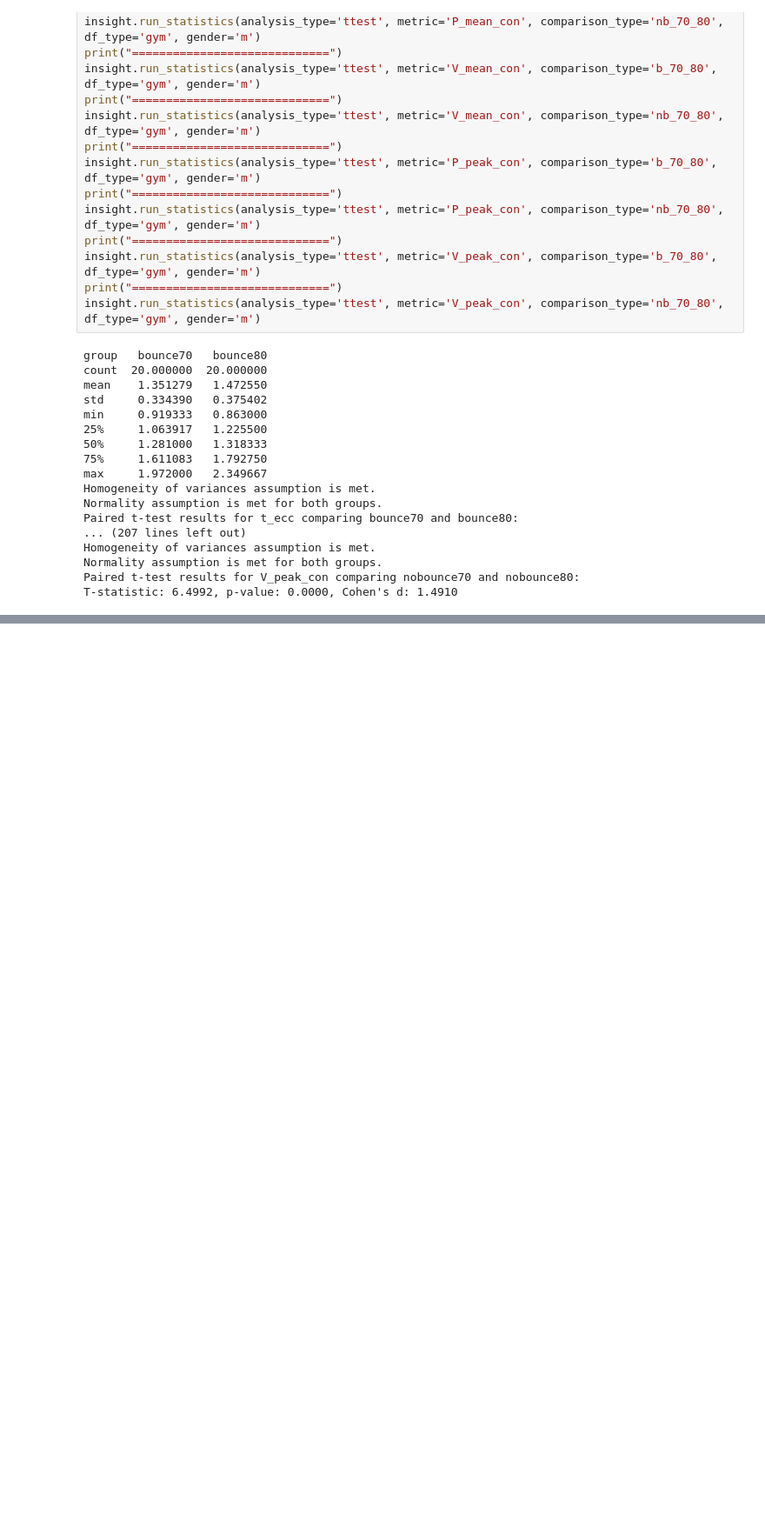
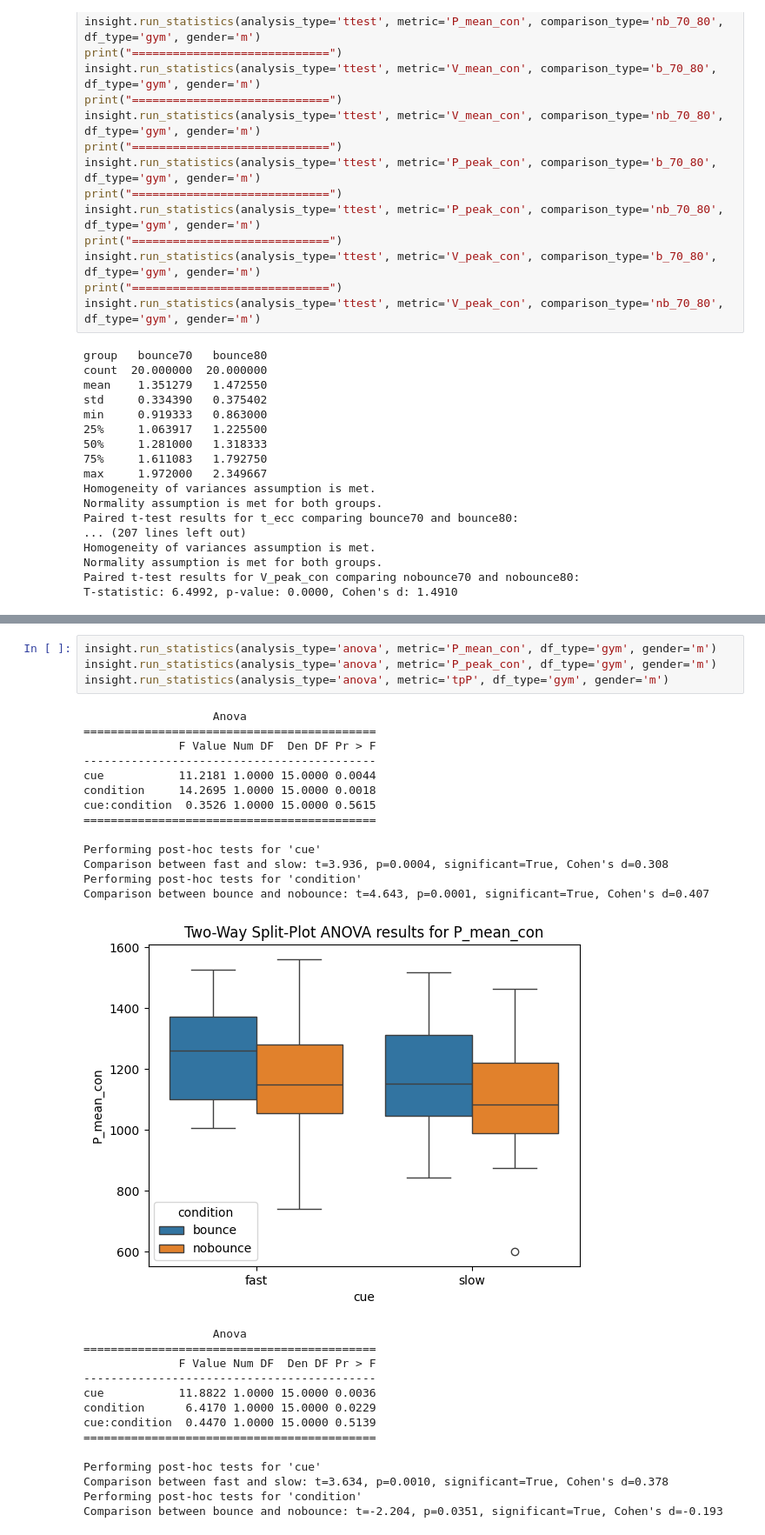
Before and after one commit to loieboi/BounceInsight, a Jupyter notebook: stat.ipynb, the cells around one changed output, grey strips where cells are left out. Shown at 87% size. Saved outputs shown, nothing was run; the diff lists cells and outputs as text; blank space fills up the shorter version.

```diff
--- a/stat.ipynb
+++ b/stat.ipynb
@@ -965,0 +1058,32 @@ T-statistic: 6.4992, p-value: 0.0000, Cohen's d: 1.4910
+# %%
+insight.run_statistics(analysis_type='anova', metric='P_mean_con', df_type='gym', gender='m')
+insight.run_statistics(analysis_type='anova', metric='P_peak_con', df_type='gym', gender='m')
+insight.run_statistics(analysis_type='anova', metric='tpP', df_type='gym', gender='m')
+# %% [output]
+                   Anova
+===========================================
+              F Value Num DF  Den DF Pr > F
+-------------------------------------------
+cue           11.2181 1.0000 15.0000 0.0044
+condition     14.2695 1.0000 15.0000 0.0018
+cue:condition  0.3526 1.0000 15.0000 0.5615
+===========================================
+
+Performing post-hoc tests for 'cue'
+Comparison between fast and slow: t=3.936, p=0.0004, significant=True, Cohen's d=0.308
+Performing post-hoc tests for 'condition'
+Comparison between bounce and nobounce: t=4.643, p=0.0001, significant=True, Cohen's d=0.407
+[figure, added]
+                   Anova
+===========================================
+              F Value Num DF  Den DF Pr > F
+-------------------------------------------
+cue           11.8822 1.0000 15.0000 0.0036
+condition      6.4170 1.0000 15.0000 0.0229
+cue:condition  0.4470 1.0000 15.0000 0.5139
+===========================================
+
+Performing post-hoc tests for 'cue'
+Comparison between fast and slow: t=3.634, p=0.0010, significant=True, Cohen's d=0.378
+Performing post-hoc tests for 'condition'
+Comparison between bounce and nobounce: t=-2.204, p=0.0351, significant=True, Cohen's d=-0.193
```
Also changed, not shown: parts of 4 cells of this notebook, 7 other files.
